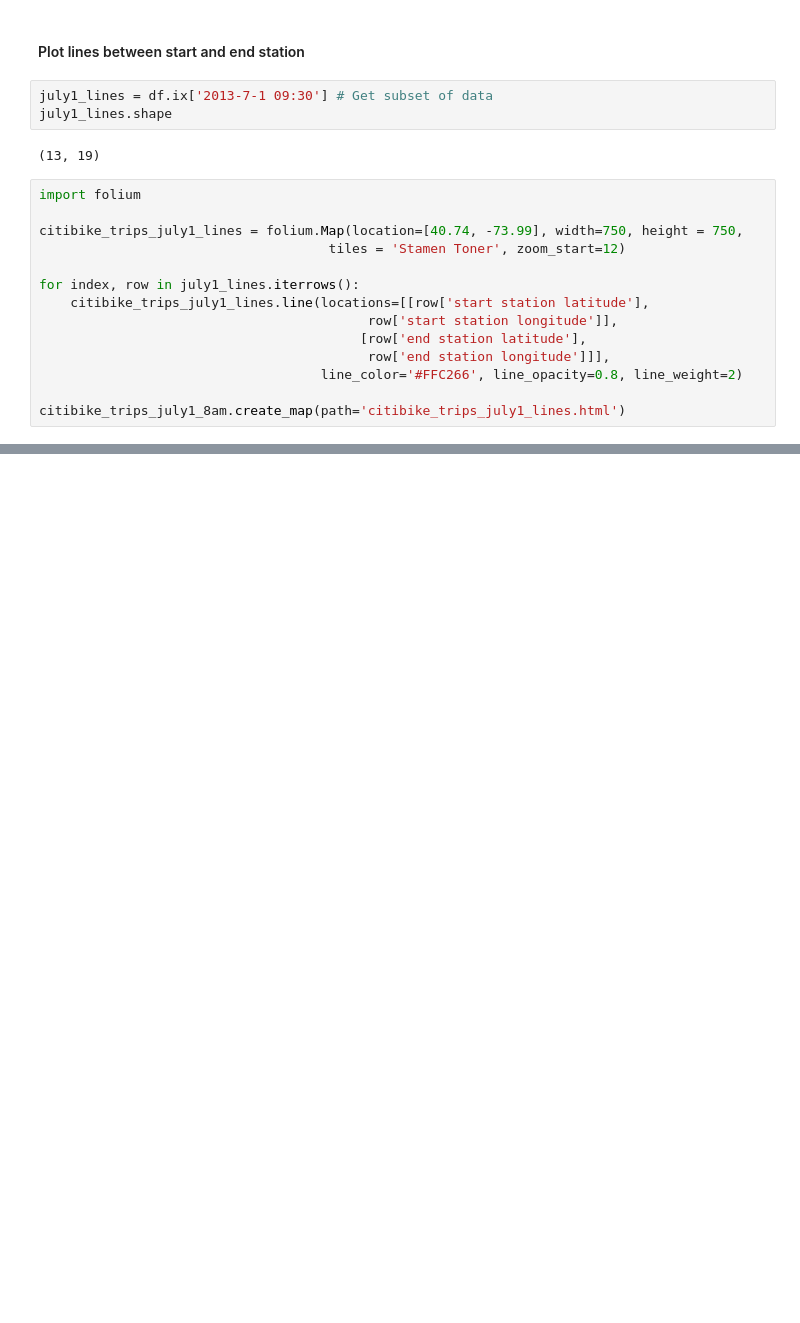
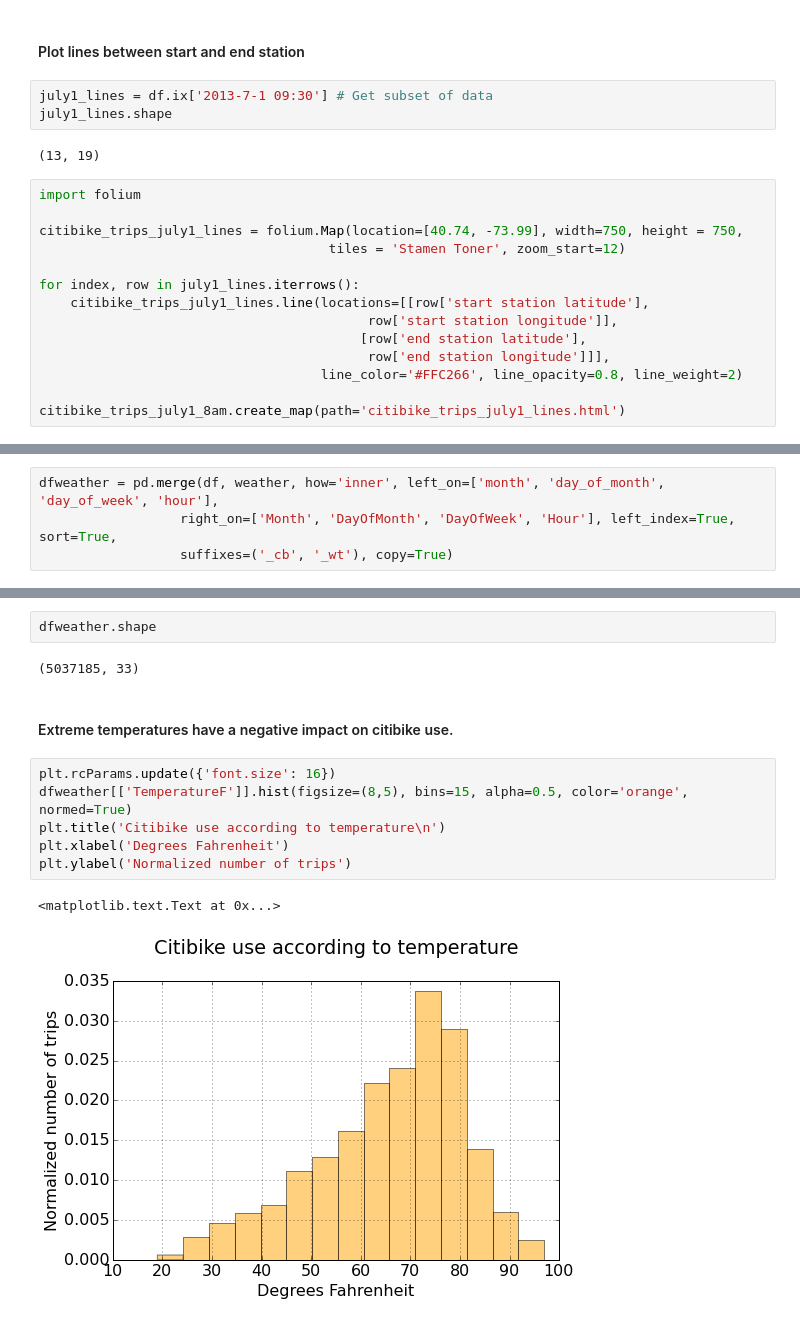
Before and after one commit to karstenkreis/NYC_Data_IPA, a Jupyter notebook: Citibike/Citibike.ipynb, the cells around one changed output, grey strips where cells are left out. Drawn from its saved outputs; the diff is of its cells as text; blank space fills up the shorter version.

Commit message:
Merge with weather

```diff
--- a/Citibike/Citibike.ipynb
+++ b/Citibike/Citibike.ipynb
@@ -302,0 +322,4 @@ IFrame('citibike_trips_july1_lines.html', width=750, height=750)
+# %%
+dfweather = pd.merge(df, weather, how='inner', left_on=['month', 'day_of_month', 'day_of_week', 'hour'],
+                  right_on=['Month', 'DayOfMonth', 'DayOfWeek', 'Hour'], left_index=True, sort=True,
+                  suffixes=('_cb', '_wt'), copy=True)
@@ -302,0 +336,15 @@ IFrame('citibike_trips_july1_lines.html', width=750, height=750)
+# %%
+dfweather.shape
+# %% [output]
+(5037185, 33)
+# %% [markdown]
+#### Extreme temperatures have a negative impact on citibike use.
+# %%
+plt.rcParams.update({'font.size': 16})
+dfweather[['TemperatureF']].hist(figsize=(8,5), bins=15, alpha=0.5, color='orange', normed=True)
+plt.title('Citibike use according to temperature\n')
+plt.xlabel('Degrees Fahrenheit')
+plt.ylabel('Normalized number of trips')
+# %% [output]
+<matplotlib.text.Text at 0x...>
+[figure, added]
```
Also changed, not shown: parts of 17 cells of this notebook, 1 other file.
